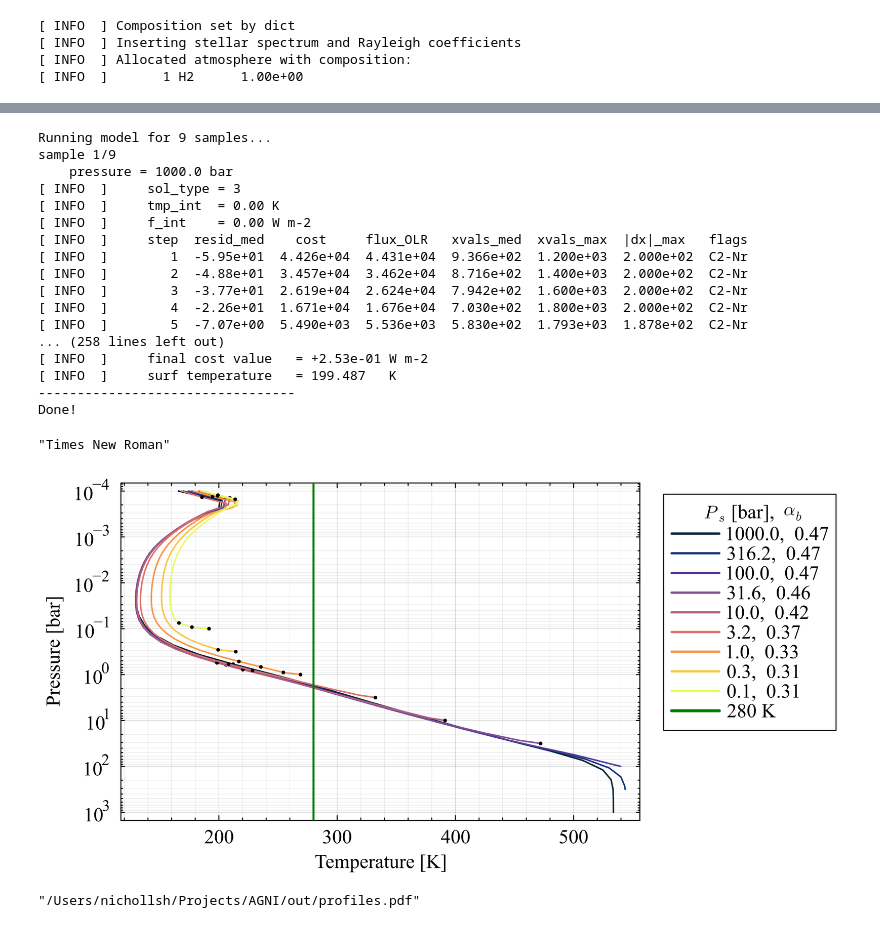
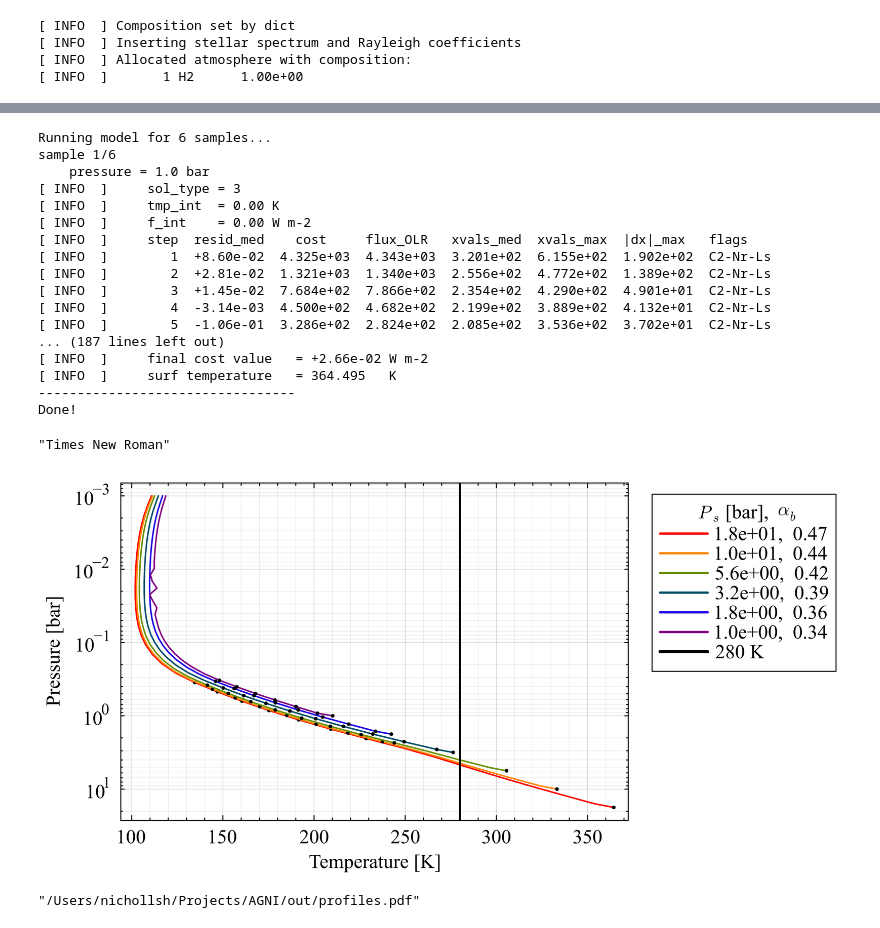
Before and after one commit to nichollsh/AGNI, a Jupyter notebook: misc/ioa50.ipynb, the cells around one changed output, grey strips where cells are left out. Saved outputs shown, nothing was run; the diff lists cells and outputs as text; code cells hidden in the pictures.

Commit message:
Reset values for safety. Notebook. Version bump

```diff
--- a/misc/ioa50.ipynb
+++ b/misc/ioa50.ipynb
@@ -31,22 +29,22 @@ M_earth = 5.97e24
 5.97e24
 # %%
 # Configuration options
-instellation    = F_earth * (1/2.0)^2  # at 2 AU
+instellation    = F_earth * (1/3.5)^2
 mass            = M_earth
 radius          = R_earth
 gravity         = 6.67e-11 * mass / radius^2
-p_surf          = 0.5
+p_surf          = 0.1
 
 s0_fact         = 0.375
 zenith_degrees  = 48.19
 albedo_s        = 0.3
 nlev_centre     = 35
-p_top           = 1e-4      # bar
+p_top           = 1e-3      # bar
 mole_fractions  = Dict([("H2",  1.0)])
-tmp_surf        = 1500.0
+tmp_surf        = 500.0
 thermo          = true
 
-spectral_file = joinpath(ROOT_DIR,"res/spectral_files/nogit/Dayspring/48/Dayspring.sf")
+spectral_file = joinpath(ROOT_DIR,"res/spectral_files/nogit/Dayspring/256/Dayspring.sf")
 star_file     = joinpath(ROOT_DIR,"res/stellar_spectra/sun.txt")
 output_dir    = joinpath(ROOT_DIR,"out/")
 # %% [output]
@@ -84,16 +82,18 @@ Instellation = 340.25 W m-2
 # %%
-prs_arr = collect(range(start=3, stop=-1, step=-0.5))  # log(bar)
+prs_arr = collect(range(start=0.0, stop=1.25, step=0.25))  # log(bar)
+# prs_arr = collect(range(start=-1, stop=4, step=1))  # log(bar)
 atm_arr = atmosphere.Atmos_t[]
 
 nsamp = length(prs_arr)
 
 @printf("Running model for %d samples... \n", nsamp)
 
-setpt.isothermal!(atmos, 1000.0)
-
 dx_max::Float64 = 200.0
 modulate_mlt::Bool = false
-linesearch::Bool = false
+linesearch::Bool = true
+
+atmos.tmp_surf = 800.0
+setpt.loglinear!(atmos, 50.0)
 
 for (i,prs) in enumerate(prs_arr)
     @printf("sample %d/%d \n",i,nsamp)
@@ -108,7 +108,9 @@ for (i,prs) in enumerate(prs_arr)
     if i > 1
         dx_max = 100.0
         modulate_mlt = false
-        linesearch = true
+
+        atmos.tmpl[:] .+= 50.0
+        atmos.tmp[:]  .+= 50.0
     end
 
     # Run model
@@ -120,8 +122,8 @@ for (i,prs) in enumerate(prs_arr)
                                     dx_max=dx_max,
                                     linesearch=linesearch ,
                                     save_frames=false, modplot=1,
-                                    modprint=1, perturb_all=true,
-                                    conv_atol=0.4, modulate_mlt=modulate_mlt
+                                    modprint=1, perturb_all=false,
+                                    conv_atol=0.05, modulate_mlt=modulate_mlt
                                     )
 
     # Store result
@@ -130,21 +132,21 @@ for (i,prs) in enumerate(prs_arr)
 end
 println("Done!")
 # %% [output]
-Running model for 9 samples...
-sample 1/9
-    pressure = 1000.0 bar
+Running model for 6 samples...
+sample 1/6
+    pressure = 1.0 bar
 [ INFO  ]     sol_type = 3
 [ INFO  ]     tmp_int  = 0.00 K
 [ INFO  ]     f_int    = 0.00 W m-2
 [ INFO  ]     step  resid_med    cost     flux_OLR   xvals_med  xvals_max  |dx|_max   flags
-[ INFO  ]        1  -5.95e+01  4.426e+04  4.431e+04  9.366e+02  1.200e+03  2.000e+02  C2-Nr
-[ INFO  ]        2  -4.88e+01  3.457e+04  3.462e+04  8.716e+02  1.400e+03  2.000e+02  C2-Nr
-[ INFO  ]        3  -3.77e+01  2.619e+04  2.624e+04  7.942e+02  1.600e+03  2.000e+02  C2-Nr
-[ INFO  ]        4  -2.26e+01  1.671e+04  1.676e+04  7.030e+02  1.800e+03  2.000e+02  C2-Nr
-[ INFO  ]        5  -7.07e+00  5.490e+03  5.536e+03  5.830e+02  1.793e+03  1.878e+02  C2-Nr
-... (258 lines left out)
-[ INFO  ]     final cost value   = +2.53e-01 W m-2
-[ INFO  ]     surf temperature   = 199.487   K
+[ INFO  ]        1  +8.60e-02  4.325e+03  4.343e+03  3.201e+02  6.155e+02  1.902e+02  C2-Nr-Ls
+[ INFO  ]        2  +2.81e-02  1.321e+03  1.340e+03  2.556e+02  4.772e+02  1.389e+02  C2-Nr-Ls
+[ INFO  ]        3  +1.45e-02  7.684e+02  7.866e+02  2.354e+02  4.290e+02  4.901e+01  C2-Nr-Ls
+[ INFO  ]        4  -3.14e-03  4.500e+02  4.682e+02  2.199e+02  3.889e+02  4.132e+01  C2-Nr-Ls
+[ INFO  ]        5  -1.06e-01  3.286e+02  2.824e+02  2.085e+02  3.536e+02  3.702e+01  C2-Nr-Ls
+... (187 lines left out)
+[ INFO  ]     final cost value   = +2.66e-02 W m-2
+[ INFO  ]     surf temperature   = 364.495   K
 ---------------------------------
 Done!
 # %%
@@ -156,35 +158,36 @@ ff="Times New Roman"
 # %%
 ylims  = (p_top/1.5, 10.0^maximum(prs_arr)*1.5)
 yticks = 10.0 .^ round.(Int,range( log10(ylims[1]), stop=log10(ylims[2]), step=1))
 
 plt = plot(framestyle=:box, size=(800,400), dpi=300,
                 leg=:outertopright, legcolumn=-1,
                 tickfontsize=fs, tickfontfamily=ff,
                 guidefontsize=fs, guidefontfamily=ff,
                 legendfontfamily=ff, legendfontsize=fs,
                 legendtitlefontfamily=ff, legendtitlefontsize=fs,
                 leg_title=L"$P_s$ [bar],  $\alpha_b$",
                 left_margin=4Plots.mm, bottom_margin=4Plots.mm)
 
 
-p = Plots.palette(:thermal, nsamp)
-for (i,this_atm) in enumerate(atm_arr)
-    plot!(plt, this_atm.tmpl, this_atm.pl* 1.0e-5, lc=p[i], linewidth=lw, label=@sprintf("%.1f,  %.2f", 10.0^prs_arr[i], this_atm.flux_u_sw[1]/this_atm.flux_d_sw[1]))
+p = Plots.palette(:rainbow, nsamp)
+for i in range(start=nsamp, stop=1, step=-1)
+    this_atm = atm_arr[i]
+    plot!(plt, this_atm.tmpl, this_atm.pl* 1.0e-5, lc=p[i], linewidth=lw, label=@sprintf("%.1e,  %.2f", 10.0^prs_arr[i], this_atm.flux_u_sw[1]/this_atm.flux_d_sw[1]))
     mask = falses(this_atm.nlev_l)
     mask[:] .= (this_atm.flux_cdry .> 0.0)
     scatter!(plt, this_atm.tmpl[mask], this_atm.pl[mask]*1e-5, markercolor="black", label="", markersize=2.0)
 end
 
-vline!(plt, [280.0], lc="green", label="280 K", lw=2.0)
+vline!(plt, [280.0], lc="black", label="280 K", lw=2.0)
 
 xlabel!(plt, "Temperature [K]")
 xaxis!(plt, minorgrid=true)
 ylabel!(plt, "Pressure [bar]")
 yflip!(plt)
 yaxis!(plt, yscale=:log10, ylims=ylims, yticks=yticks)
 display(plt)
 savefig(plt,joinpath(output_dir,"profiles.pdf"))
 # %% [output]
-[figure, old version]
+[figure, new version]
 "/Users/nichollsh/Projects/AGNI/out/profiles.pdf"
 # %%
```
Also changed, not shown: parts of 4 cells of this notebook, 5 other files.
